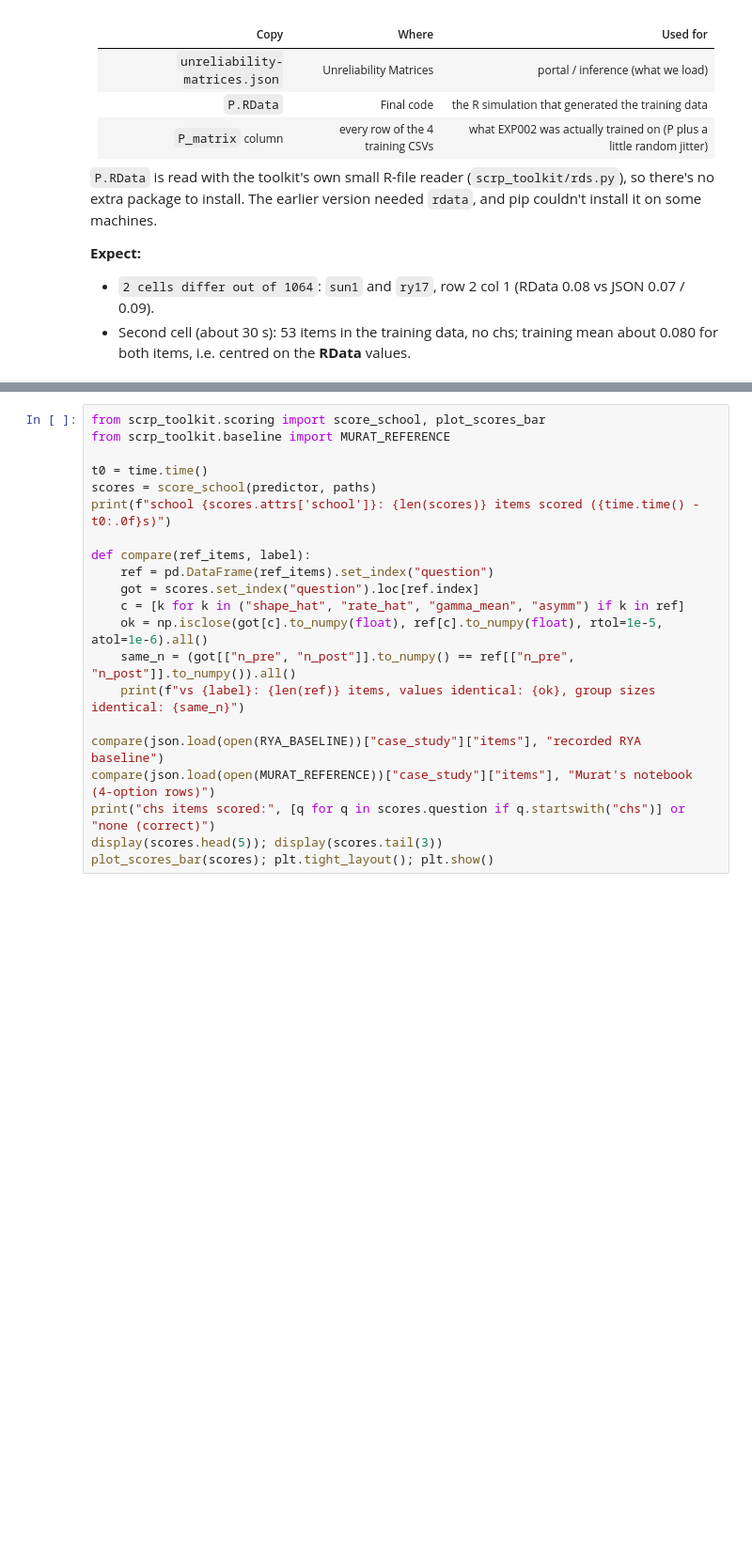
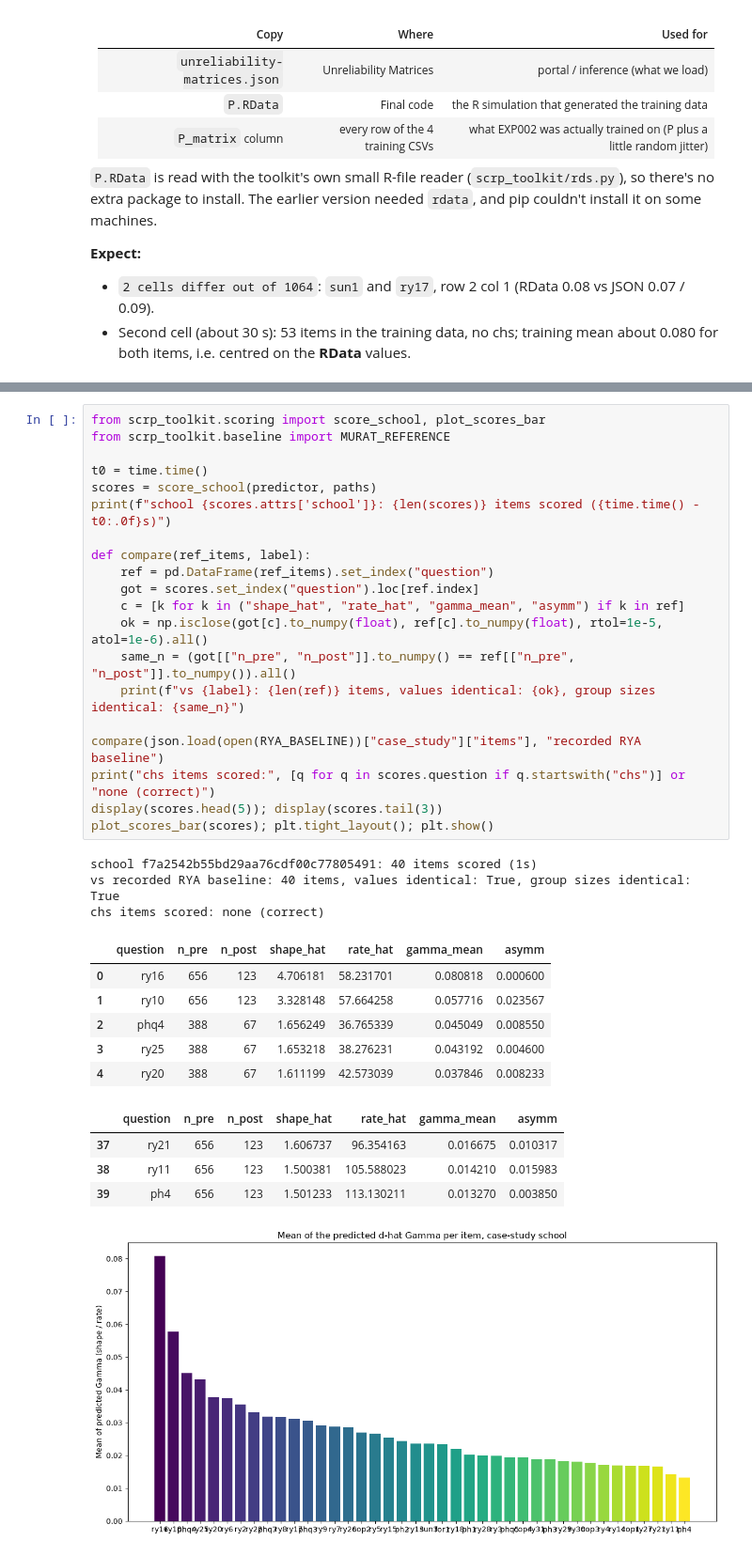
Before and after one commit to pratikd2124/Capstone-project-PG-S2-32, a Jupyter notebook: walkthrough.ipynb, the cells around one changed output, grey strips where cells are left out. Shown at 94% size. Saved outputs shown, nothing was run; the diff lists cells and outputs as text; blank space fills up the shorter version.

Commit message:
scrp_toolkit baseline recreation: code, data, env setup, walkthrough 29-09-26 - v1.0

```diff
--- a/walkthrough.ipynb
+++ b/walkthrough.ipynb
@@ -503,24 +657,38 @@ Read `gamma_mean` as: *how big a Pre-vs-Post difference test-retest noise alone
 # %%
 from scrp_toolkit.scoring import score_school, plot_scores_bar
 from scrp_toolkit.baseline import MURAT_REFERENCE
 
 t0 = time.time()
 scores = score_school(predictor, paths)
 print(f"school {scores.attrs['school']}: {len(scores)} items scored ({time.time() - t0:.0f}s)")
 
 def compare(ref_items, label):
     ref = pd.DataFrame(ref_items).set_index("question")
     got = scores.set_index("question").loc[ref.index]
     c = [k for k in ("shape_hat", "rate_hat", "gamma_mean", "asymm") if k in ref]
     ok = np.isclose(got[c].to_numpy(float), ref[c].to_numpy(float), rtol=1e-5, atol=1e-6).all()
     same_n = (got[["n_pre", "n_post"]].to_numpy() == ref[["n_pre", "n_post"]].to_numpy()).all()
     print(f"vs {label}: {len(ref)} items, values identical: {ok}, group sizes identical: {same_n}")
 
 compare(json.load(open(RYA_BASELINE))["case_study"]["items"], "recorded RYA baseline")
-compare(json.load(open(MURAT_REFERENCE))["case_study"]["items"], "Murat's notebook (4-option rows)")
 print("chs items scored:", [q for q in scores.question if q.startswith("chs")] or "none (correct)")
 display(scores.head(5)); display(scores.tail(3))
 plot_scores_bar(scores); plt.tight_layout(); plt.show()
+# %% [output]
+school f7a2542b55bd29aa76cdf00c77805491: 40 items scored (1s)
+vs recorded RYA baseline: 40 items, values identical: True, group sizes identical: True
+chs items scored: none (correct)
+|  | question | n_pre | n_post | shape_hat | rate_hat | gamma_mean | asymm |
+| 0 | ry16 | 656 | 123 | 4.706181 | 58.231701 | 0.080818 | 0.000600 |
+| 1 | ry10 | 656 | 123 | 3.328148 | 57.664258 | 0.057716 | 0.023567 |
+| 2 | phq4 | 388 | 67 | 1.656249 | 36.765339 | 0.045049 | 0.008550 |
+| 3 | ry25 | 388 | 67 | 1.653218 | 38.276231 | 0.043192 | 0.004600 |
+| 4 | ry20 | 388 | 67 | 1.611199 | 42.573039 | 0.037846 | 0.008233 |
+|  | question | n_pre | n_post | shape_hat | rate_hat | gamma_mean | asymm |
+| 37 | ry21 | 656 | 123 | 1.606737 | 96.354163 | 0.016675 | 0.010317 |
+| 38 | ry11 | 656 | 123 | 1.500381 | 105.588023 | 0.014210 | 0.015983 |
+| 39 | ph4 | 656 | 123 | 1.501233 | 113.130211 | 0.013270 | 0.003850 |
+[figure, added]
 # %% [markdown]
 ## Step 9: everything at once (`cli.py`, `baseline.py`, tests, `edge_cases.py`)
 
```
Also changed, not shown: parts of 38 cells of this notebook, 1 other file.
